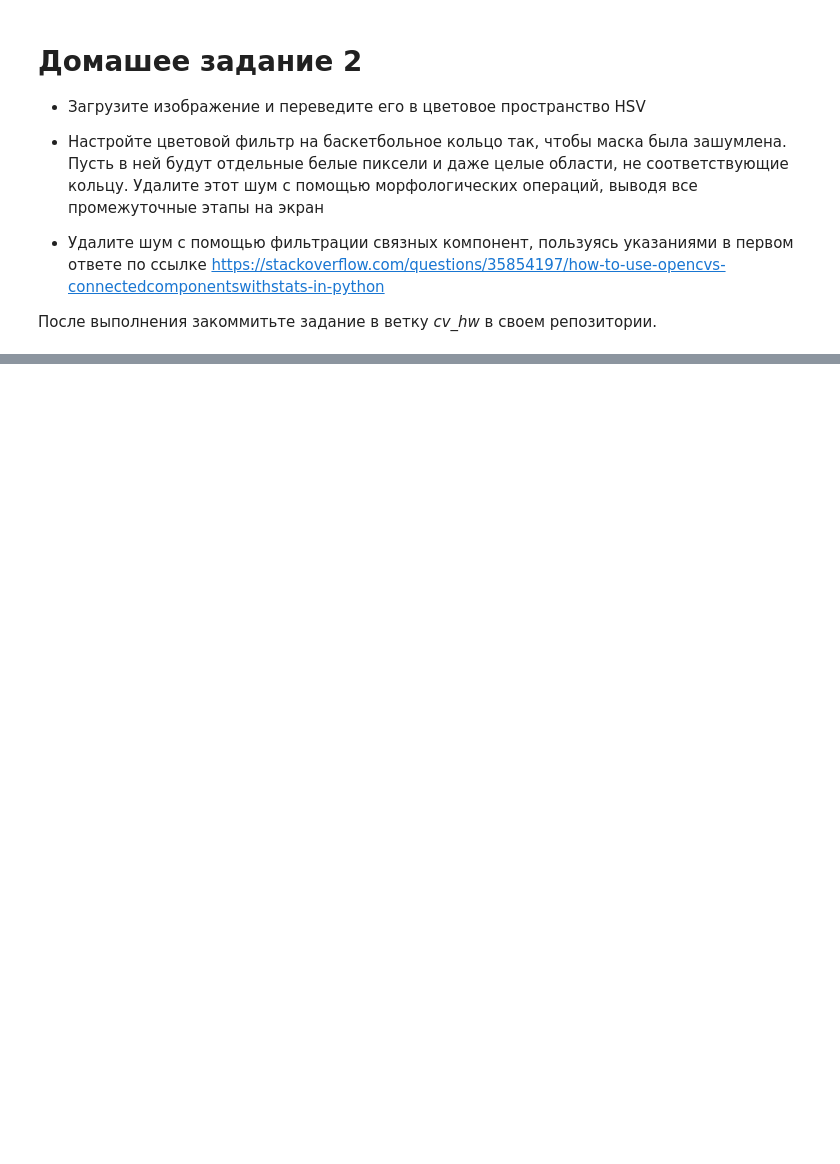
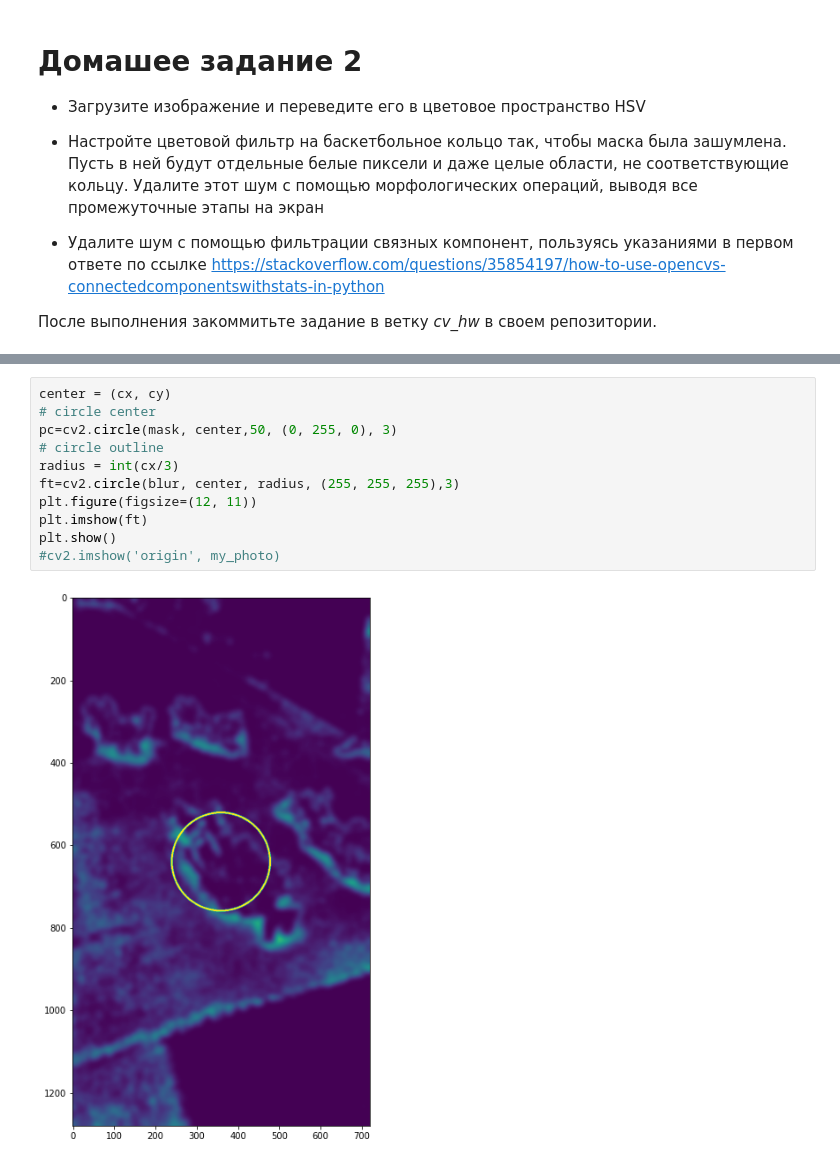
Before and after one commit to cyberschoolinmoscow/robofootball, a Jupyter notebook: homework/cv_hw2.ipynb, the cells around one changed output, grey strips where cells are left out. Drawn from its saved outputs; the diff is of its cells as text; blank space fills up the shorter version.

```diff
--- a/homework/cv_hw2.ipynb
+++ b/homework/cv_hw2.ipynb
@@ -134,0 +66,13 @@ plt.imshow(binary_map)
+# %%
+center = (cx, cy)
+# circle center
+pc=cv2.circle(mask, center,50, (0, 255, 0), 3)
+# circle outline
+radius = int(cx/3)
+ft=cv2.circle(blur, center, radius, (255, 255, 255),3)
+plt.figure(figsize=(12, 11))
+plt.imshow(ft)
+plt.show()
+#cv2.imshow('origin', my_photo)
+# %% [output]
+[figure, added]
```
Also changed, not shown: parts of 14 cells of this notebook.
